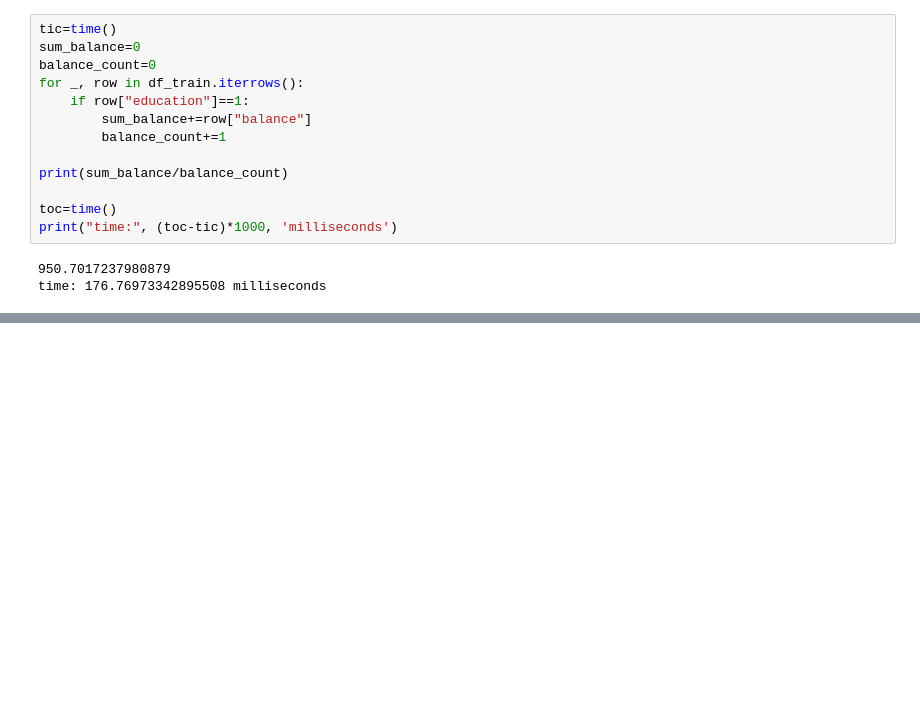
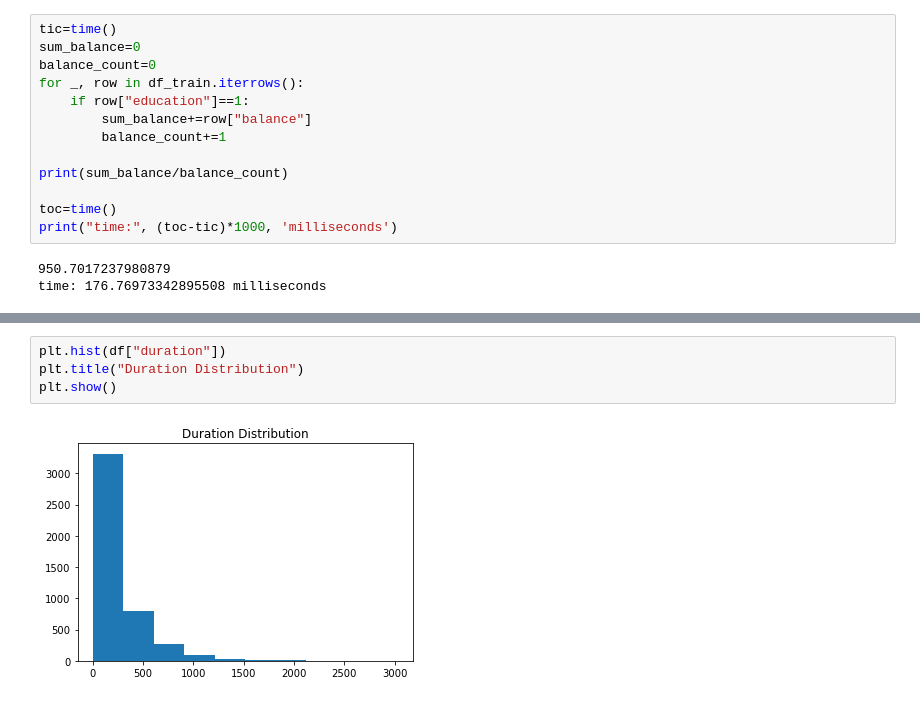
Before and after one commit to daniyalmaroufi/AI_Course, a Jupyter notebook: CA0/CA0.ipynb, the cells around one changed output, grey strips where cells are left out. Cells and saved outputs as stored; diff of their text form; blank space fills up the shorter version.

```diff
--- a/CA0/CA0.ipynb
+++ b/CA0/CA0.ipynb
@@ -312,0 +337,6 @@ Without vectorization, the computation takes 176.8 milliseconds, which is 74 tim
+# %%
+plt.hist(df["duration"])
+plt.title("Duration Distribution")
+plt.show()
+# %% [output]
+[figure, added]
```
Also changed, not shown: parts of 14 cells of this notebook.
